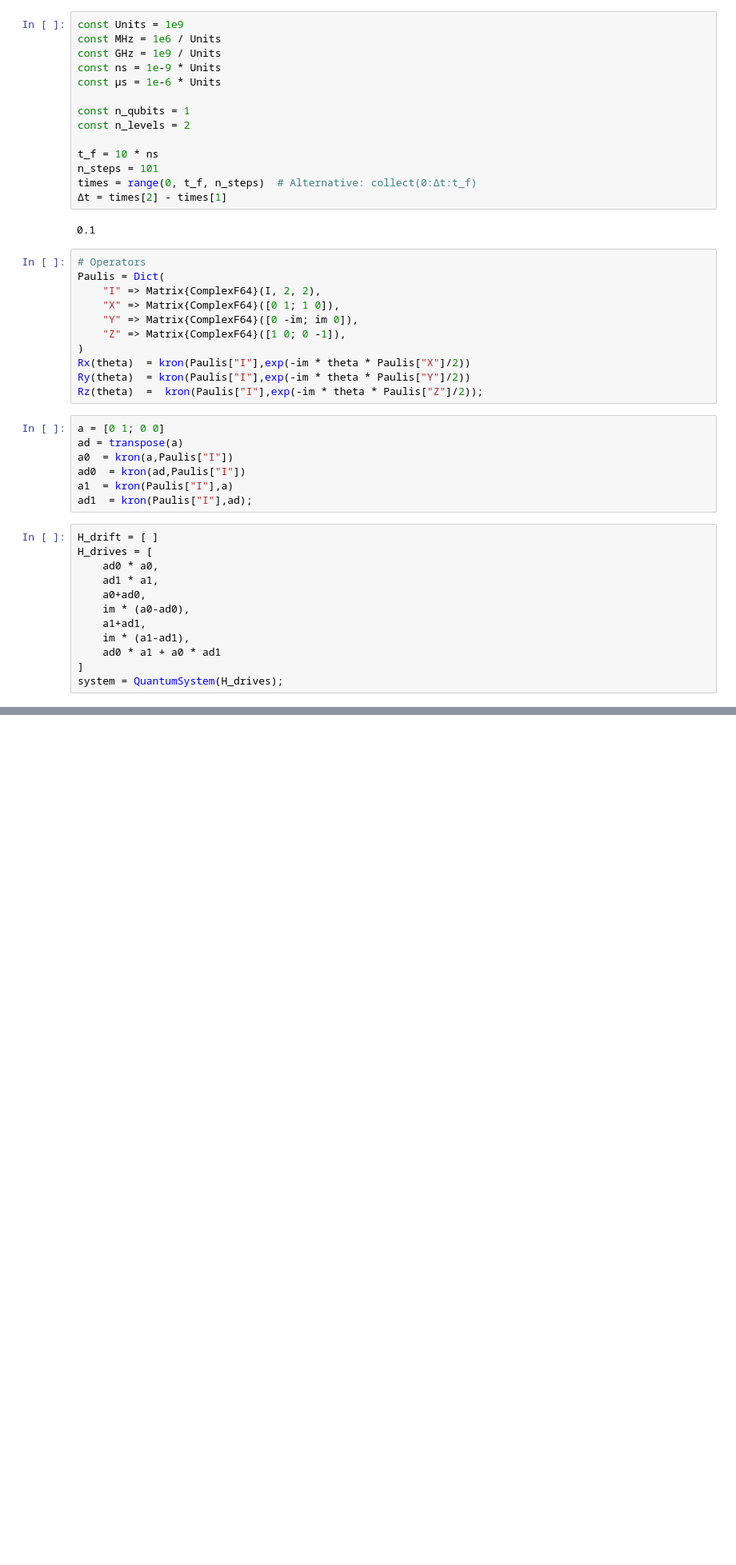
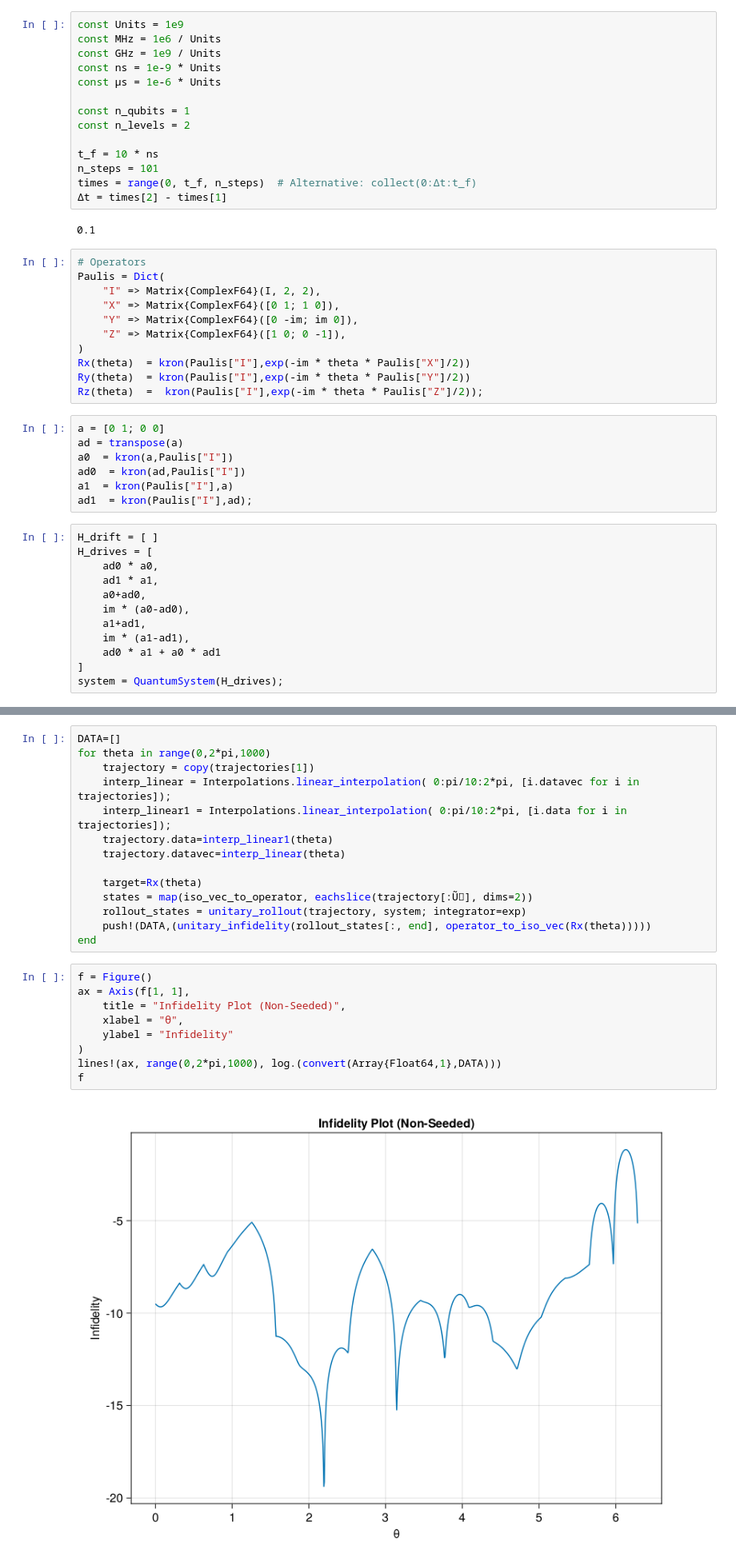
Before and after one commit to andgoldschmidt/interpolation-imsa, a Jupyter notebook: 04_rotation_gate - copy_of_andy_copy.ipynb, the cells around one changed output, grey strips where cells are left out. Shown at 80% size. Cells and saved outputs as stored; diff of their text form; blank space fills up the shorter version.

Commit message:
added interpolation

```diff
--- a/04_rotation_gate - copy_of_andy_copy.ipynb
+++ b/04_rotation_gate - copy_of_andy_copy.ipynb
@@ -227,0 +242,25 @@ initialized_infidelities
+# %%
+DATA=[]
+for theta in range(0,2*pi,1000)
+    trajectory = copy(trajectories[1])
+    interp_linear = Interpolations.linear_interpolation( 0:pi/10:2*pi, [i.datavec for i in trajectories]);
+    interp_linear1 = Interpolations.linear_interpolation( 0:pi/10:2*pi, [i.data for i in trajectories]);
+    trajectory.data=interp_linear1(theta)
+    trajectory.datavec=interp_linear(theta)
+
+    target=Rx(theta)
+    states = map(iso_vec_to_operator, eachslice(trajectory[:Ũ⃗], dims=2))
+    rollout_states = unitary_rollout(trajectory, system; integrator=exp)
+    push!(DATA,(unitary_infidelity(rollout_states[:, end], operator_to_iso_vec(Rx(theta)))))
+end
+# %%
+f = Figure()
+ax = Axis(f[1, 1],
+    title = "Infidelity Plot (Non-Seeded)",
+    xlabel = "θ",
+    ylabel = "Infidelity"
+)
+lines!(ax, range(0,2*pi,1000), log.(convert(Array{Float64,1},DATA)))
+f
+# %% [output]
+[figure, added]
```
Also changed, not shown: parts of 7 cells of this notebook, 1 other file.
